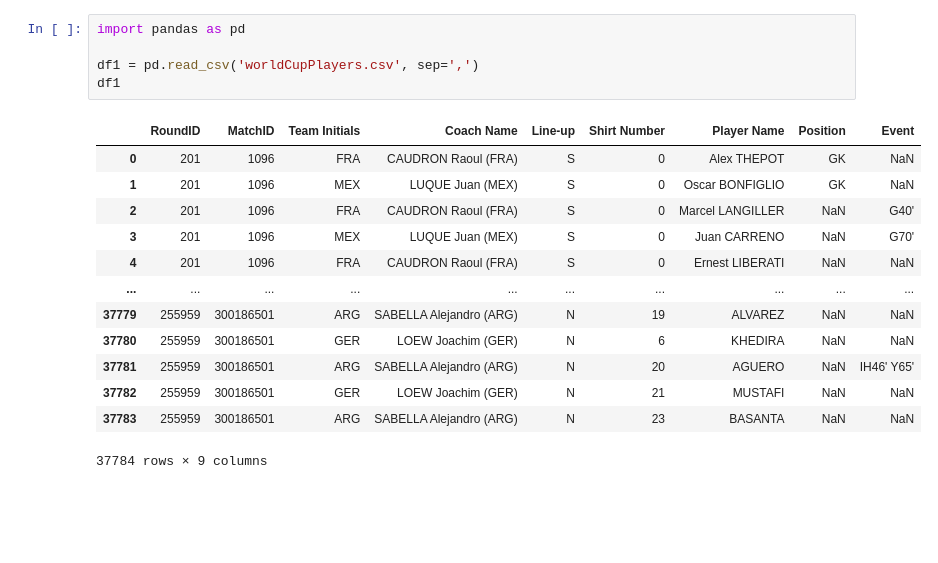
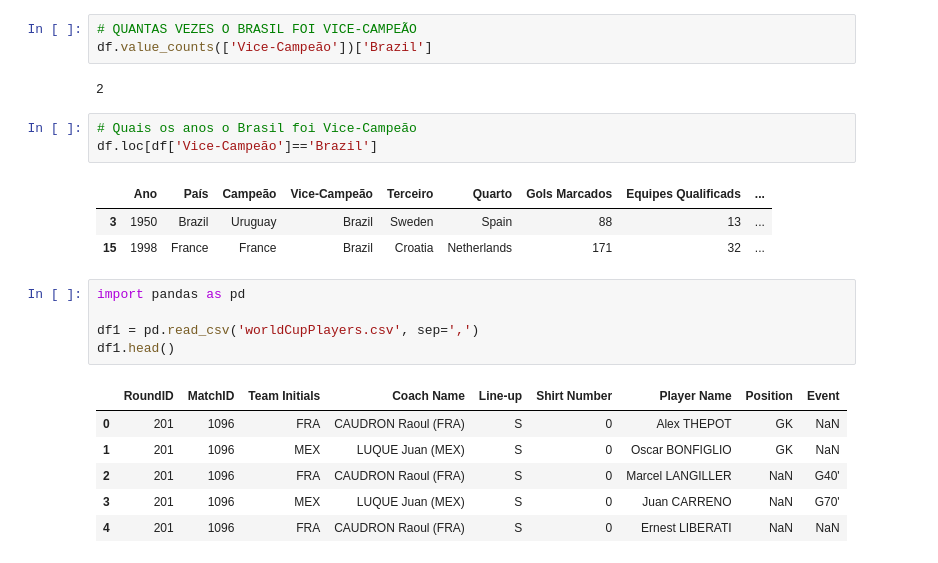
Before and after one commit to osantoschris/projeto-final-tec-programacao, a Jupyter notebook: crtavares.ipynb, the cells around one changed output. Drawn from its saved outputs; the diff is of its cells as text; blank space fills up the shorter version.

```diff
--- a/crtavares.ipynb
+++ b/crtavares.ipynb
@@ -46,19 +73,24 @@ dtype: float64
+# %%
+# QUANTAS VEZES O BRASIL FOI VICE-CAMPEÃO
+df.value_counts(['Vice-Campeão'])['Brazil']
+# %% [output]
+2
+# %%
+# Quais os anos o Brasil foi Vice-Campeão
+df.loc[df['Vice-Campeão']=='Brazil']
+# %% [output]
+|  | Ano | País | Campeão | Vice-Campeão | Terceiro | Quarto | Gols Marcados | Equipes Qualificads | ... |
+| 3 | 1950 | Brazil | Uruguay | Brazil | Sweden | Spain | 88 | 13 | ... |
+| 15 | 1998 | France | France | Brazil | Croatia | Netherlands | 171 | 32 | ... |
 # %%
 import pandas as pd
 
 df1 = pd.read_csv('worldCupPlayers.csv', sep=',')
-df1
+df1.head()
 # %% [output]
 |  | RoundID | MatchID | Team Initials | Coach Name | Line-up | Shirt Number | Player Name | Position | Event |
 | 0 | 201 | 1096 | FRA | CAUDRON Raoul (FRA) | S | 0 | Alex THEPOT | GK | NaN |
 | 1 | 201 | 1096 | MEX | LUQUE Juan (MEX) | S | 0 | Oscar BONFIGLIO | GK | NaN |
 | 2 | 201 | 1096 | FRA | CAUDRON Raoul (FRA) | S | 0 | Marcel LANGILLER | NaN | G40' |
 | 3 | 201 | 1096 | MEX | LUQUE Juan (MEX) | S | 0 | Juan CARRENO | NaN | G70' |
 | 4 | 201 | 1096 | FRA | CAUDRON Raoul (FRA) | S | 0 | Ernest LIBERATI | NaN | NaN |
-| ... | ... | ... | ... | ... | ... | ... | ... | ... | ... |
-| 37779 | 255959 | 300186501 | ARG | SABELLA Alejandro (ARG) | N | 19 | ALVAREZ | NaN | NaN |
-| 37780 | 255959 | 300186501 | GER | LOEW Joachim (GER) | N | 6 | KHEDIRA | NaN | NaN |
-| 37781 | 255959 | 300186501 | ARG | SABELLA Alejandro (ARG) | N | 20 | AGUERO | NaN | IH46' Y65' |
-| 37782 | 255959 | 300186501 | GER | LOEW Joachim (GER) | N | 21 | MUSTAFI | NaN | NaN |
-| 37783 | 255959 | 300186501 | ARG | SABELLA Alejandro (ARG) | N | 23 | BASANTA | NaN | NaN |
-37784 rows × 9 columns
```
Also changed, not shown: parts of 18 cells of this notebook.
